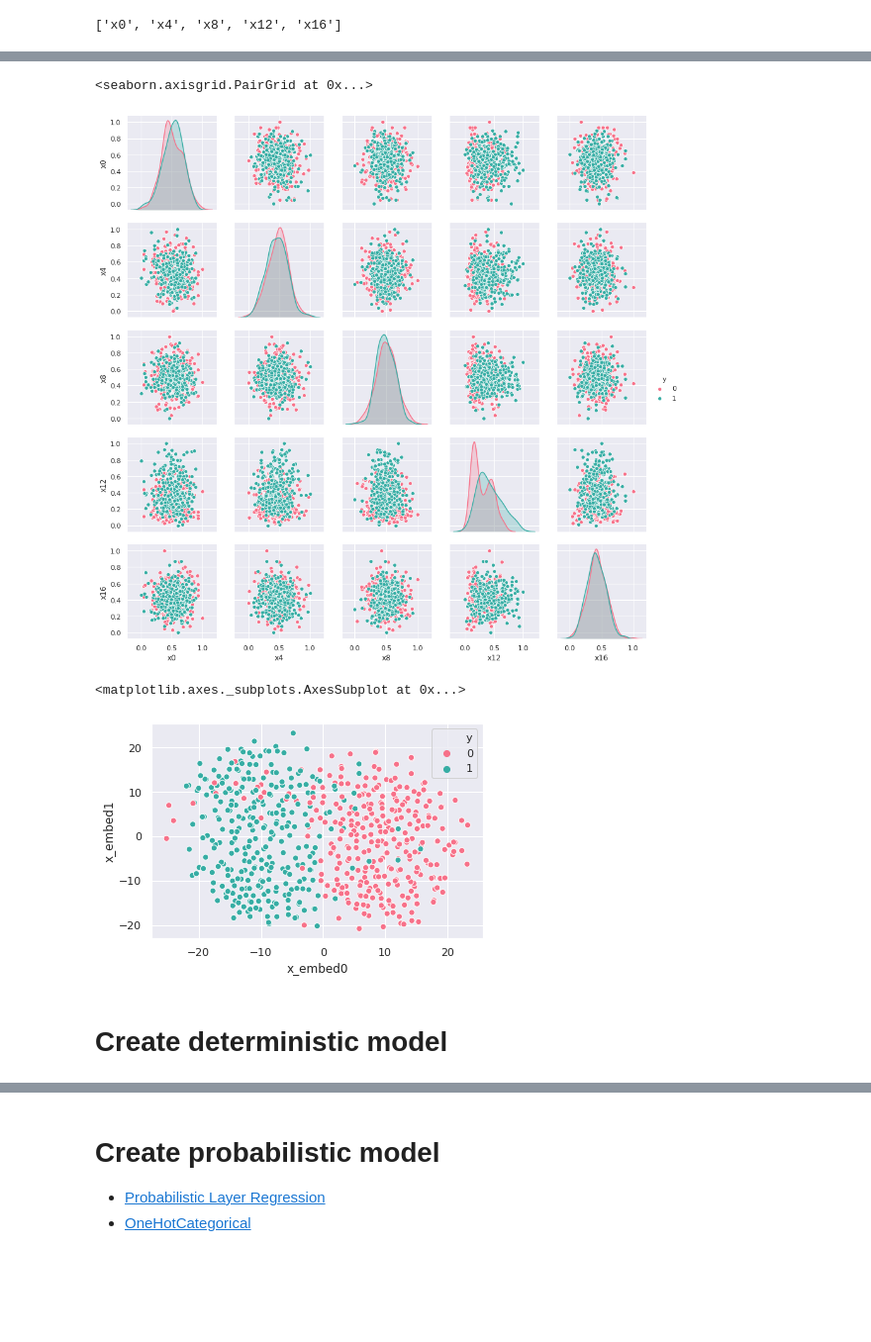
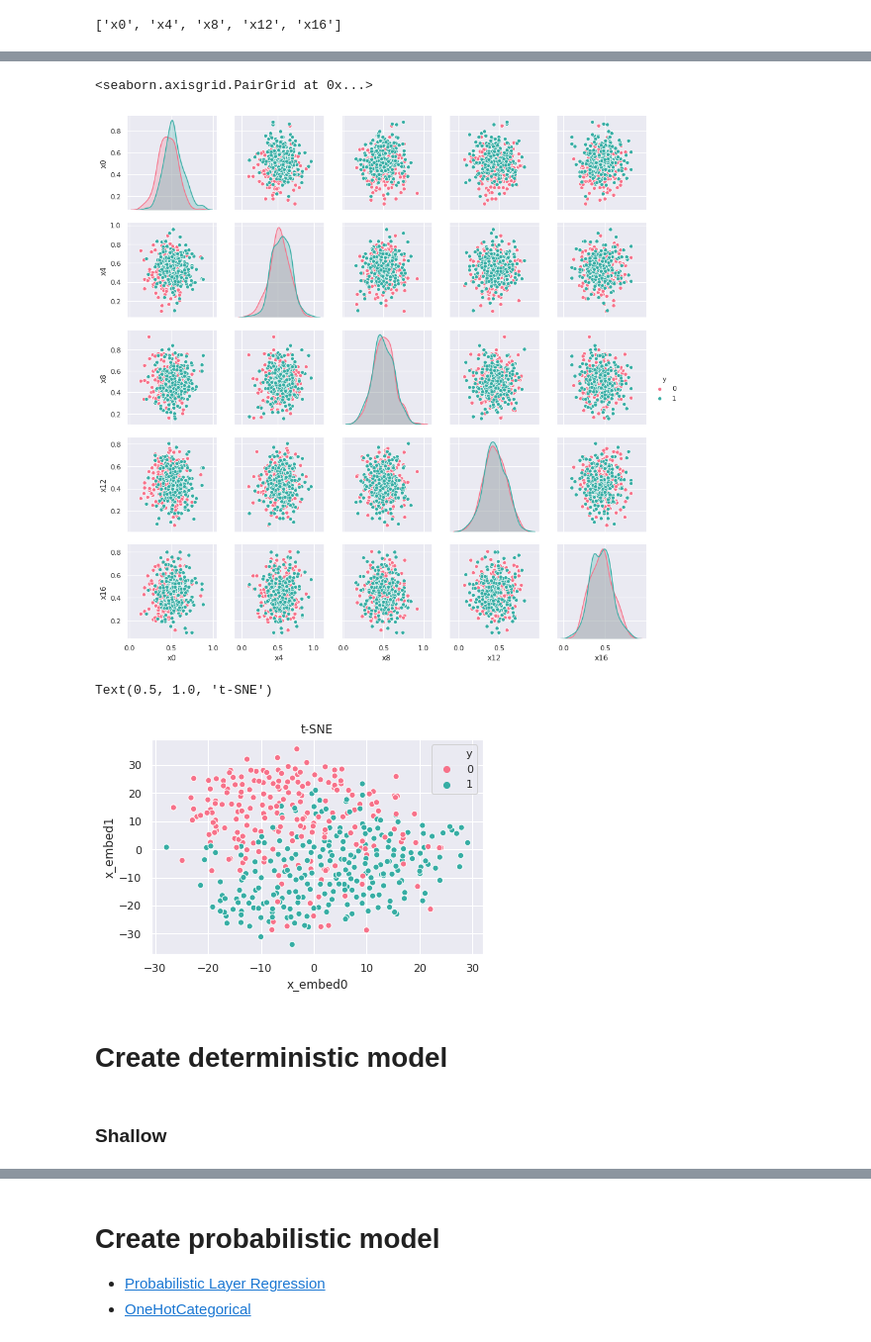
Before and after one commit to slowmoyang/BayesianDeepLearning, a Jupyter notebook: notebooks/toy-data.ipynb, the cells around one changed output, grey strips where cells are left out. Shown at 99% size. Saved outputs shown, nothing was run; the diff lists cells and outputs as text; code cells hidden in the pictures; blank space fills up the shorter version.

Commit message:
update experiments about toy data

```diff
--- a/notebooks/toy-data.ipynb
+++ b/notebooks/toy-data.ipynb
@@ -31,16 +41,19 @@ tf.set_random_seed(seed)
 # Toy data generation
 *  [sklearn.datasets.make_classification](https://scikit-learn.org/stable/modules/generated/sklearn.datasets.make_classification.html)
 # %%
-n_samples = int(1e3)
+n_samples = int(1e4)
+
 n_features = 20
-n_informative = 2
 n_classes = 2
+
+n_informative = 5
+n_redundant = 2
 
 x, y = make_classification(
     n_samples=n_samples,
     n_features=n_features,
     n_informative=n_informative,
-    n_redundant=2,
+    n_redundant=n_redundant,
     n_classes=n_classes,
     random_state=random_state)
 
@@ -55,12 +68,17 @@ x_valid = minmax.transform(x_valid)
 x_test = minmax.transform(x_test)
 # %% [markdown]
 # Data Visualization
+# %%
+num_vis = min(len(x_test), 500)
+vis_indices = np.random.choice(np.arange(len(x_test)), num_vis)
+x_vis = x_test[vis_indices]
+y_vis = y_test[vis_indices]
 # %%
-# df = {'x{}'.format(i): x_train[:, i] for i in [1, 3, 5, 7, 9]}
-df = {'x{}'.format(i): x_train[:, i] for i in range(0, n_features, 4)}
+# df = {'x{}'.format(i): x_vis[:, i] for i in [1, 3, 5, 7, 9]}
+df = {'x{}'.format(i): x_vis[:, i] for i in range(0, n_features, 4)}
 variables = list(df.keys())
 print(variables)
-df['y'] = y_train[:, 1]
+df['y'] = y_vis[:, 1]
 df = pd.DataFrame(df)
 # %% [output]
 ['x0', 'x4', 'x8', 'x12', 'x16']
@@ -77,15 +86,16 @@ df.head()
 sns.pairplot(df, hue='y', vars=variables, palette="husl")
 # %% [output]
 <seaborn.axisgrid.PairGrid at 0x...>
-[figure, old version]
+[figure, new version]
 # %%
 tsne = TSNE(random_state=random_state)
-x_embed = tsne.fit_transform(x_train)
+x_embed = tsne.fit_transform(x_vis)
 df['x_embed0'] = x_embed[:, 0]
 df['x_embed1'] = x_embed[:, 1]
-sns.scatterplot(data=df, x='x_embed0', y='x_embed1', hue='y', palette="husl")
+ax = sns.scatterplot(data=df, x='x_embed0', y='x_embed1', hue='y', palette="husl")
+ax.set_title("t-SNE")
 # %% [output]
-<matplotlib.axes._subplots.AxesSubplot at 0x...>
+Text(0.5, 1.0, 't-SNE')
-[figure, old version]
+[figure, new version]
 # %% [markdown]
 # Create deterministic model
@@ -91,0 +150,2 @@ sns.scatterplot(data=df, x='x_embed0', y='x_embed1', hue='y', palette="husl")
+# %% [markdown]
+### Shallow
```
Also changed, not shown: parts of 36 cells of this notebook.
